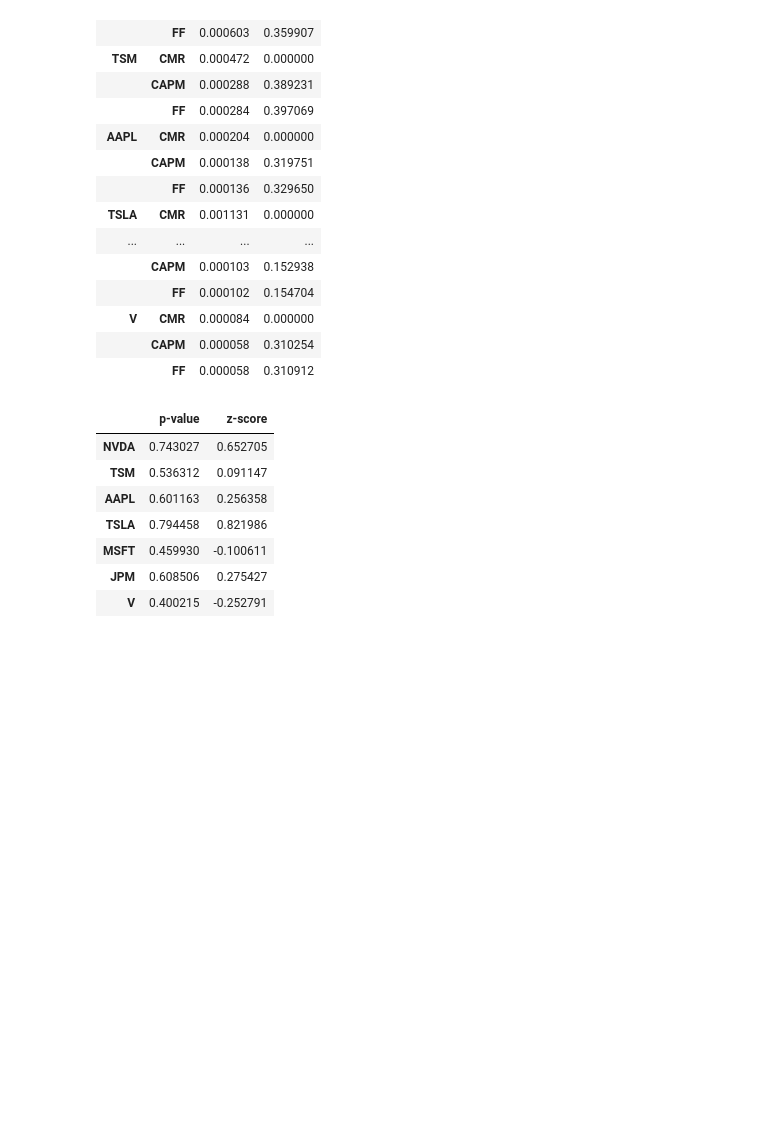
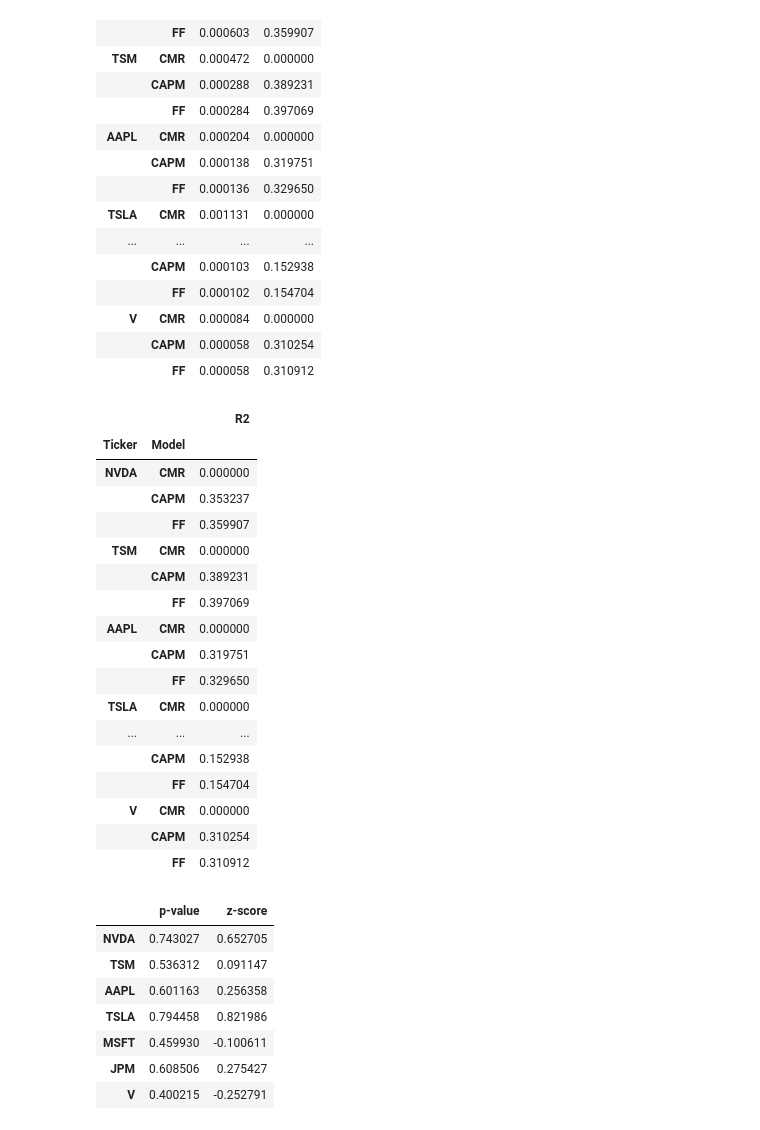
Before and after one commit to howarudo/financial-concepts, a Jupyter notebook: notebooks/q1_earnings_impact.ipynb, the cells around one changed output. Drawn from its saved outputs; the diff is of its cells as text; code cells hidden in the pictures; blank space fills up the shorter version.

```diff
--- a/notebooks/q1_earnings_impact.ipynb
+++ b/notebooks/q1_earnings_impact.ipynb
@@ -159,3 +159,25 @@ results_df.set_index(["Ticker", "Model"])
 | V | CMR | 0.000084 | 0.000000 |
 |  | CAPM | 0.000058 | 0.310254 |
 |  | FF | 0.000058 | 0.310912 |
+# %%
+results_df = results_df[["Ticker", "Model", "R2"]]
+results_df.set_index(["Ticker", "Model"])
+# %% [output]
+|  |  | R2 |
+| Ticker | Model |  |
+| NVDA | CMR | 0.000000 |
+|  | CAPM | 0.353237 |
+|  | FF | 0.359907 |
+| TSM | CMR | 0.000000 |
+|  | CAPM | 0.389231 |
+|  | FF | 0.397069 |
+| AAPL | CMR | 0.000000 |
+|  | CAPM | 0.319751 |
+|  | FF | 0.329650 |
+| TSLA | CMR | 0.000000 |
+| ... | ... | ... |
+|  | CAPM | 0.152938 |
+|  | FF | 0.154704 |
+| V | CMR | 0.000000 |
+|  | CAPM | 0.310254 |
+|  | FF | 0.310912 |
```
Also changed, not shown: parts of 1 cell of this notebook, 1 other file.
